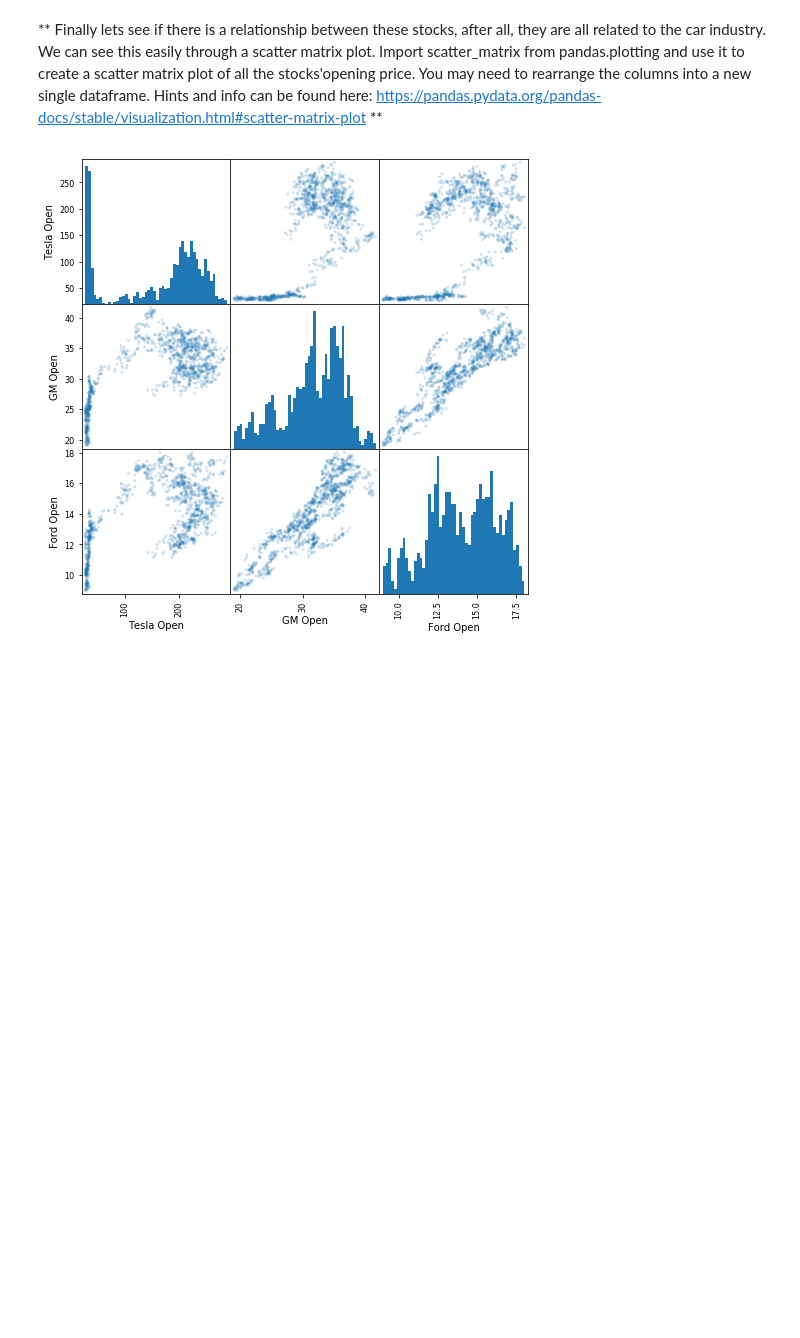
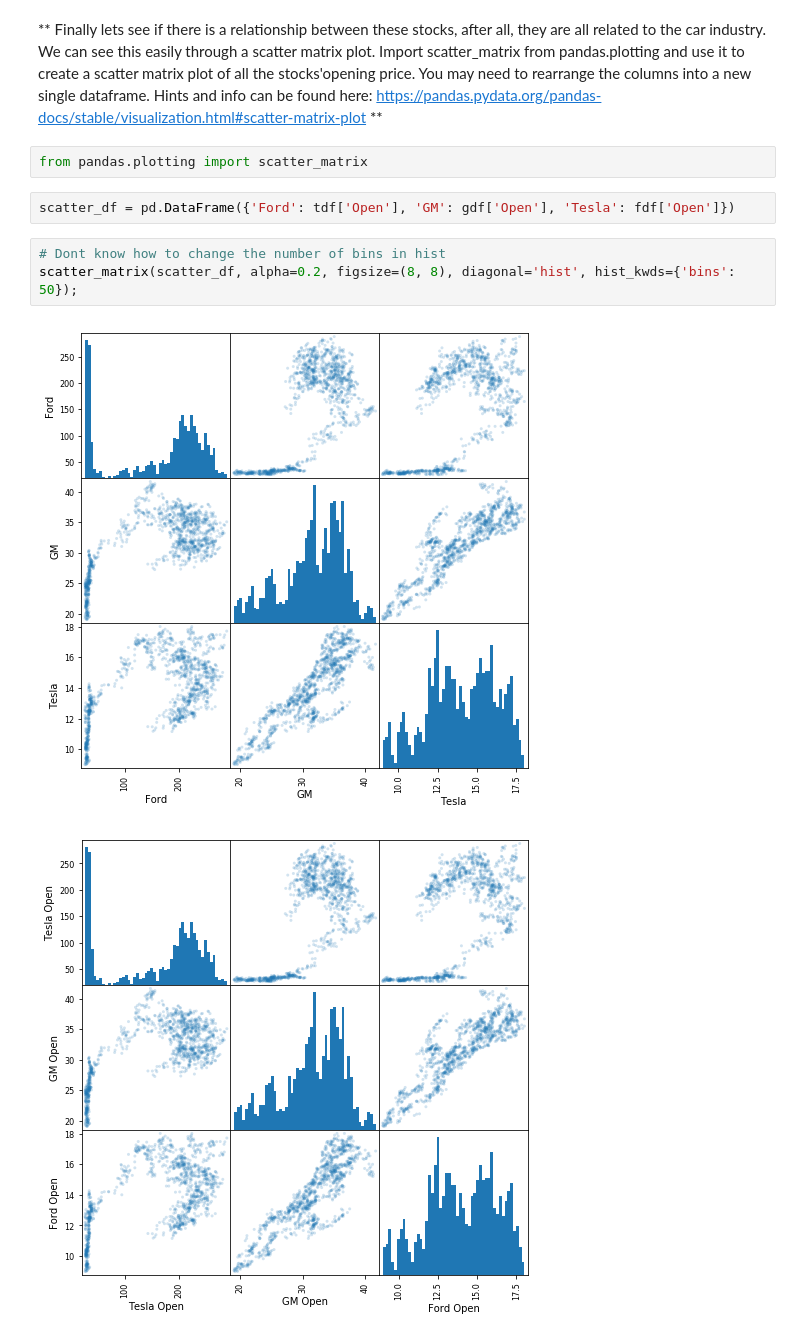
Before and after one commit to ksooklall/Stocks, a Jupyter notebook: Python-for-Finance-Repo-master/Python-for-Finance-Repo-master/07-Stock-Market-Analysis-Capstone-Project/Stock Market Analysis Project.ipynb, the cells around one changed output. Cells and saved outputs as stored; diff of their text form; blank space fills up the shorter version.

```diff
--- a/Python-for-Finance-Repo-master/Python-for-Finance-Repo-master/07-Stock-Market-Analysis-Capstone-Project/Stock Market Analysis Project.ipynb
+++ b/Python-for-Finance-Repo-master/Python-for-Finance-Repo-master/07-Stock-Market-Analysis-Capstone-Project/Stock Market Analysis Project.ipynb
@@ -189,6 +193,15 @@ gdf['ma50'] = gdf
 ______
 # %% [markdown]
 ** Finally lets see if there is a relationship between these stocks, after all, they are all related to the car industry. We can see this easily through a scatter matrix plot. Import scatter_matrix from pandas.plotting and use it to create a scatter matrix plot of all the stocks'opening price. You may need to rearrange the columns into a new single dataframe. Hints and info can be found here: https://pandas.pydata.org/pandas-docs/stable/visualization.html#scatter-matrix-plot **
+# %%
+from pandas.plotting import scatter_matrix
+# %%
+scatter_df = pd.DataFrame({'Ford': tdf['Open'], 'GM': gdf['Open'], 'Tesla': fdf['Open']})
+# %%
+# Dont know how to change the number of bins in hist
+scatter_matrix(scatter_df, alpha=0.2, figsize=(8, 8), diagonal='hist', hist_kwds={'bins': 50});
+# %% [output]
+[figure, added]
 # %%
 # %% [output]
 [figure]
```
Also changed, not shown: parts of 40 cells of this notebook.
